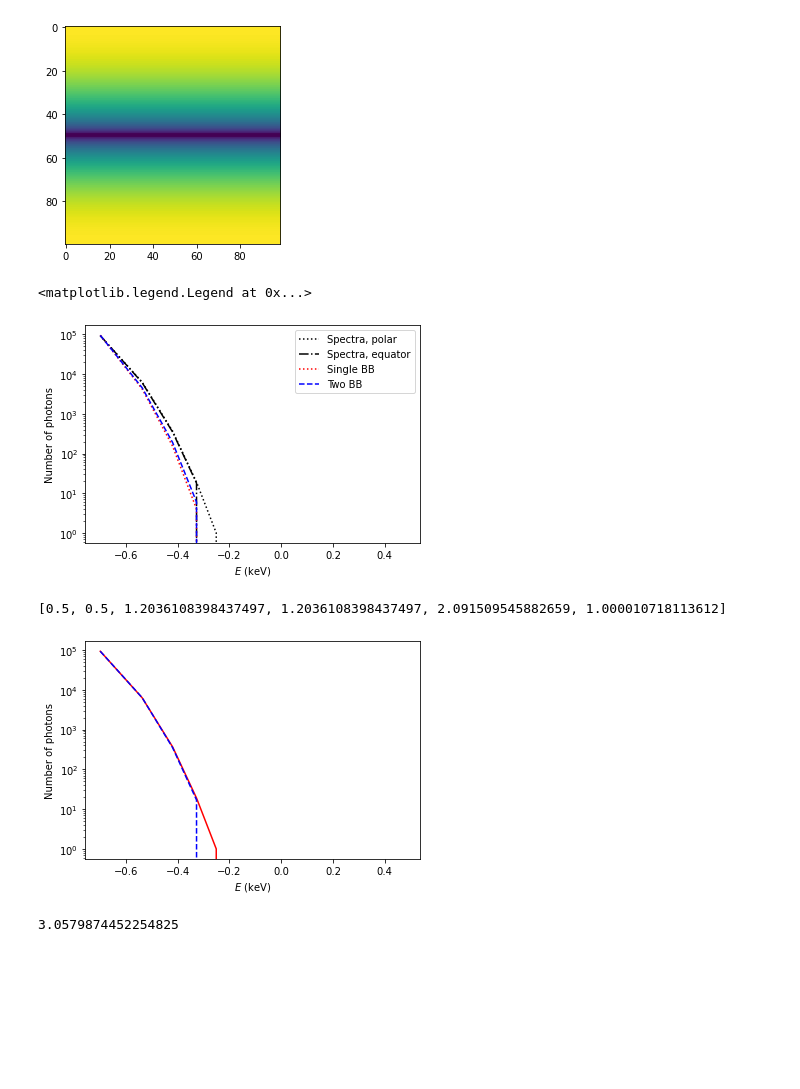
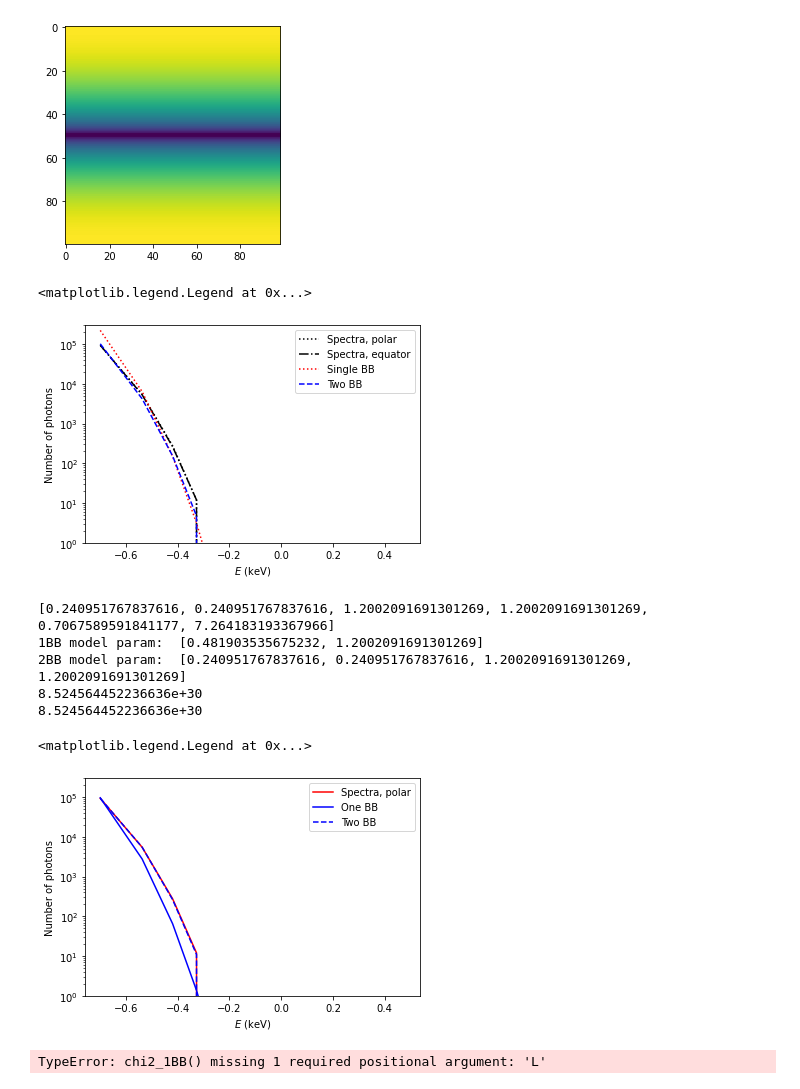
Before and after one commit to ignotur/magpies, a Jupyter notebook: examples/Fit_spectra_limited_photon_count.ipynb, the cells around one changed output. Saved outputs shown, nothing was run; the diff lists cells and outputs as text; code cells hidden in the pictures; blank space fills up the shorter version.

```diff
--- a/examples/Fit_spectra_limited_photon_count.ipynb
+++ b/examples/Fit_spectra_limited_photon_count.ipynb
@@ -13,7 +13,7 @@ import matplotlib.pyplot as plt
 Rns = 12  ## km
 Mns = 1.4 ## M_solar
 Tb = pow(10, 7.1730)  ## K
-Bp = 1e13 ## G
+Bp = 1e12 ## G
 
 ## Instrument and exposure
 eph = np.linspace (0.20, 3.00, 32) ## Nicer soft X-ray range
@@ -60,9 +55,12 @@ plt.imshow(Ts.T)
 sp_red_n, map_of_visible = get_redshifted_spectra_pole_photons (theta, phi, Ts, Rns, Mns, eph, nphot)
 sp_red_n_eq, map_of_visible = get_redshifted_spectra_equator_photons (theta, phi, Ts, Rns, Mns, eph, nphot)
 # %%
+L =  compute_L (theta, phi, Rns, Ts)
 Teff = compute_Teff (theta, phi, Rns, Ts)
-bb1 = single_BB_photons (1.07*Teff, Rns, Mns, eph, nphot)
-bb2 = two_BB_photons ([0.4613, 0.2819, 1.0225, 1.1914], Teff, Rns, Mns, eph, nphot)
+#bb1 = single_BB_photons (1.07*Teff, Rns, Mns, eph, nphot)
+bb1 = examine_spectral_fit_1BB_photons ([0.6, 1.4], Teff, Rns, Mns, eph, nphot, L)
+bb2 = examine_spectral_fit_2BB_photons ([0.4613, 0.2819, 1.0225, 1.1914], Teff, Rns, Mns, eph, nphot, L)
+#bb2 = two_BB_photons ([0.4613, 0.2819, 1.0225, 1.1914], Teff, Rns, Mns, eph, nphot)
 # %%
 plt.plot (np.log10(eph), sp_red_n, 'k:', label='Spectra, polar')
 plt.plot (np.log10(eph), sp_red_n_eq, 'k-.', label='Spectra, equator')
@@ -71,30 +69,46 @@ plt.plot (np.log10(eph), bb2, 'b--', label='Two BB')
 plt.xlabel(r'$E$ (keV)')
 plt.ylabel('Number of photons')
 plt.yscale('log')
+plt.ylim([1, 3e5])
 plt.legend()
 # %% [output]
 <matplotlib.legend.Legend at 0x...>
-[figure, old version]
+[figure, new version]
-# %%
-res = fit_spectral_model_chi2 (Teff, Rns, Mns, sp_red_n, eph, nphot)
-print (res)
-
-bb2_opt = two_BB_photons (res[0:4], Teff, Rns, Mns, eph, nphot)
-#bb2_opt = two_BB_photons ([1, 0.001, 1, 0.1], Teff, Rns, Mns, eph, nphot)
-# %% [output]
-[0.5, 0.5, 1.2036108398437497, 1.2036108398437497, 2.091509545882659, 1.000010718113612]
 # %%
+bb2_opt_par = fit_spectral_model_Cstat (Teff, Rns, Mns, sp_red_n, eph, nphot, L)
+print (bb2_opt_par)
+
+bb2_opt = examine_spectral_fit_2BB_photons (bb2_opt_par[0:4], Teff, Rns, Mns, eph, nphot, L)
+
+bb1_opt = examine_spectral_fit_1BB_photons ([bb2_opt_par[0]*2, bb2_opt_par[2]], Teff, Rns, Mns, eph, nphot, L)
+
+print ('1BB model param: ', [bb2_opt_par[0]*2, bb2_opt_par[2]])
+print ('2BB model param: ', bb2_opt_par[0:4])
+
+
+print (compute_L_param (bb2_opt_par[0:4], Teff, Rns, Mns))
+print (compute_L_param ([bb2_opt_par[0]*2, bb2_opt_par[2]], Teff, Rns, Mns))
+
+
 plt.plot (np.log10(eph), sp_red_n, 'r-', label='Spectra, polar')
-
+plt.plot (np.log10(eph), bb1_opt, 'b-', label='One BB')
 plt.plot (np.log10(eph), bb2_opt, 'b--', label='Two BB')
 plt.xlabel(r'$E$ (keV)')
 plt.ylabel('Number of photons')
 plt.yscale('log')
+plt.ylim([1, 3e5])
+plt.legend()
 # %% [output]
+[0.240951767837616, 0.240951767837616, 1.2002091691301269, 1.2002091691301269, 0.7067589591841177, 7.264183193367966]
+1BB model param:  [0.481903535675232, 1.2002091691301269]
+2BB model param:  [0.240951767837616, 0.240951767837616, 1.2002091691301269, 1.2002091691301269]
+8.524564452236636e+30
+8.524564452236636e+30
+<matplotlib.legend.Legend at 0x...>
-[figure, old version]
+[figure, new version]
 # %%
 print (chi2_1BB (1.2, Teff, Rns, Mns, sp_red_n, eph, nphot))
 # %% [output]
-3.0579874452254825
+TypeError: chi2_1BB() missing 1 required positional argument: 'L'
 # %%
 print (chi2_2BB (res[0:4], Teff, Rns, Mns, sp_red_n, eph, nphot))
```
Also changed, not shown: parts of 11 cells of this notebook, 4 other files.
